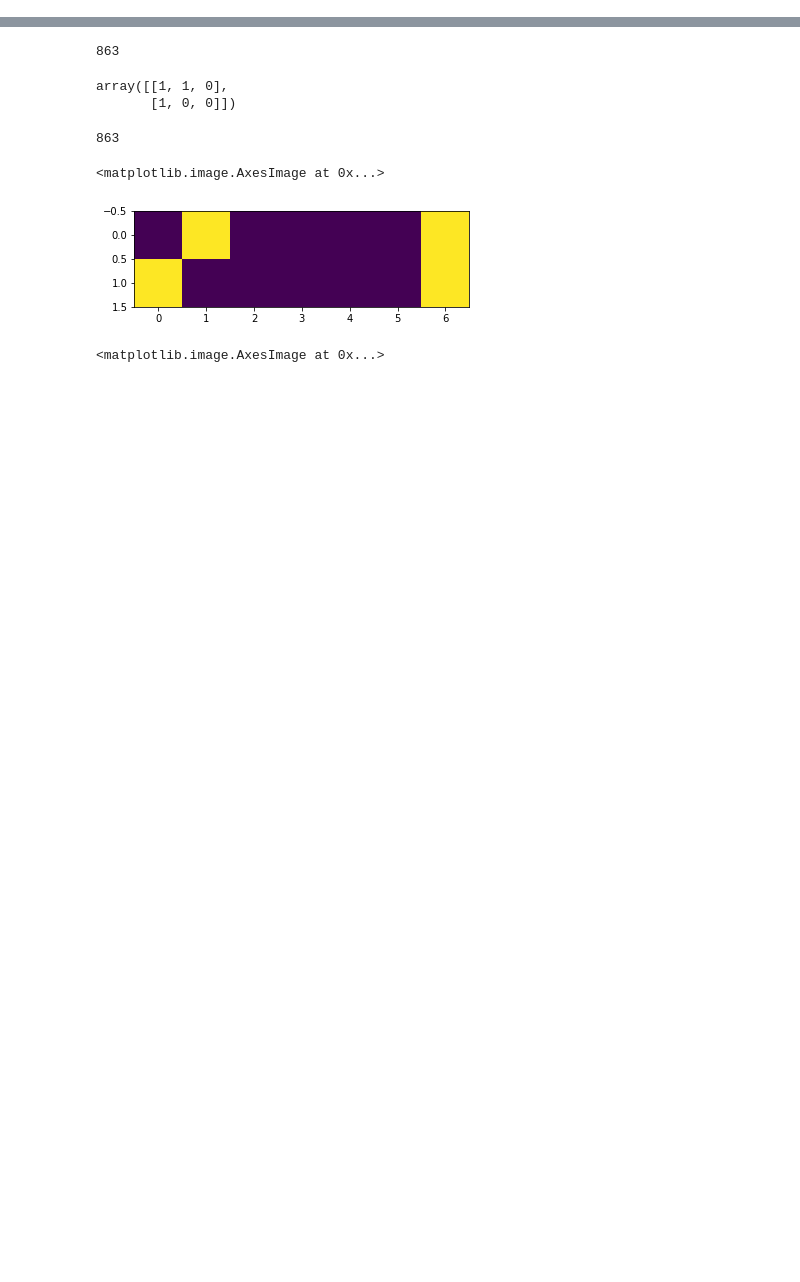
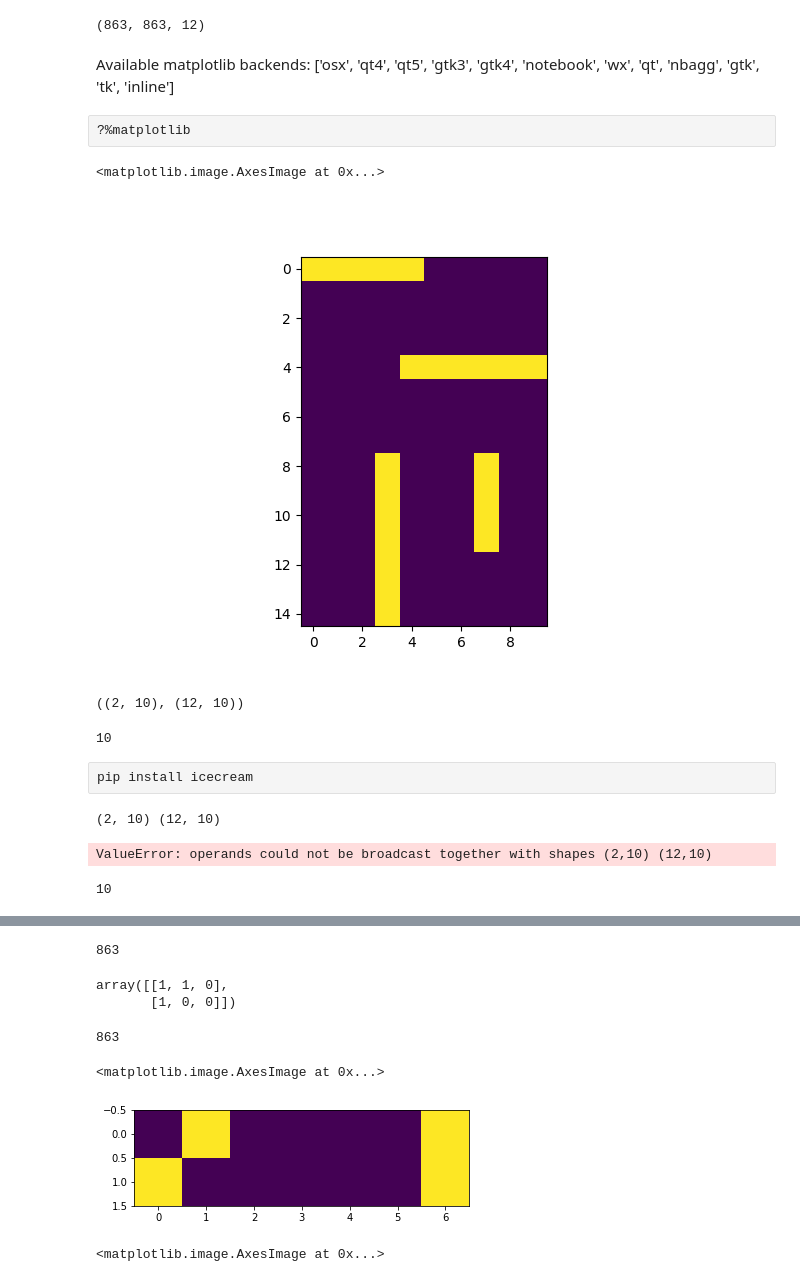
Before and after one commit to olferuk/advent-of-code, a Jupyter notebook: 2021/day_13.ipynb, the cells around one changed output, grey strips where cells are left out. Cells and saved outputs as stored; diff of their text form; code cells hidden in the pictures; blank space fills up the shorter version.

```diff
--- a/2021/day_13.ipynb
+++ b/2021/day_13.ipynb
@@ -17,0 +40,4 @@ len(coords), len(folds)
+# %%
+len(xs), len(ys), len(ns)
+# %% [output]
+(863, 863, 12)
@@ -17,0 +47,19 @@ len(coords), len(folds)
+# %% [markdown]
+   Available matplotlib backends: ['osx', 'qt4', 'qt5', 'gtk3', 'gtk4', 'notebook', 'wx', 'qt', 'nbagg',
+   'gtk', 'tk', 'inline']
+# %% [raw]
+?%matplotlib
+# %%
+# xs, ys = ([0, 1, 0, 5, 6, 5, 5, 5], [0, 0, 1, 5, 5, 6, 7, 8])
+
+A = np.zeros([15, 10], dtype=np.uint8)
+A[:1, :5] = 1
+A[4:5, 4:] = 1
+A[8:, 3] = 1
+A[8:12, 7] = 1
+A[4:5, 4:] = 1
+
+plt.imshow(A)
+# %% [output]
+<matplotlib.image.AxesImage at 0x...>
+[figure, added]
@@ -17,0 +68,7 @@ len(coords), len(folds)
+# %%
+xy = "y"
+n = 2
+
+A[:n].shape, A[n + 1 :][::-1].shape
+# %% [output]
+((2, 10), (12, 10))
@@ -17,0 +77,33 @@ len(coords), len(folds)
+# %%
+dy = b.shape[0] - a.shape[0]
+
+dy
+# %% [output]
+10
+# %% [raw]
+pip install icecream
+# %%
+if b.shape[0] < a.shape[0]:
+    bb = np.zeros_like(a, dtype=np.uint8)
+    bb[-b.shape[0] :] = b
+    b = bb
+elif a.shape[0] > b.shape[0]:
+    ic("here")
+    aa = np.zeros_like(b, dtype=np.uint8)
+    aa[-a.shape[0]:] = a
+    a = aa
+
+print(a.shape, b.shape)
+
+# plt.imshow(a)
+# plt.show()
+# plt.imshow(b)
+plt.imshow(a + b)
+# plt.imshow(A[:n] + A[n + 1 :][::-1])
+# %% [output]
+(2, 10) (12, 10)
+ValueError: operands could not be broadcast together with shapes (2,10) (12,10)
+# %%
+A.shape[0]
+# %% [output]
+10
```
Also changed, not shown: parts of 10 cells of this notebook, 11 other files.
